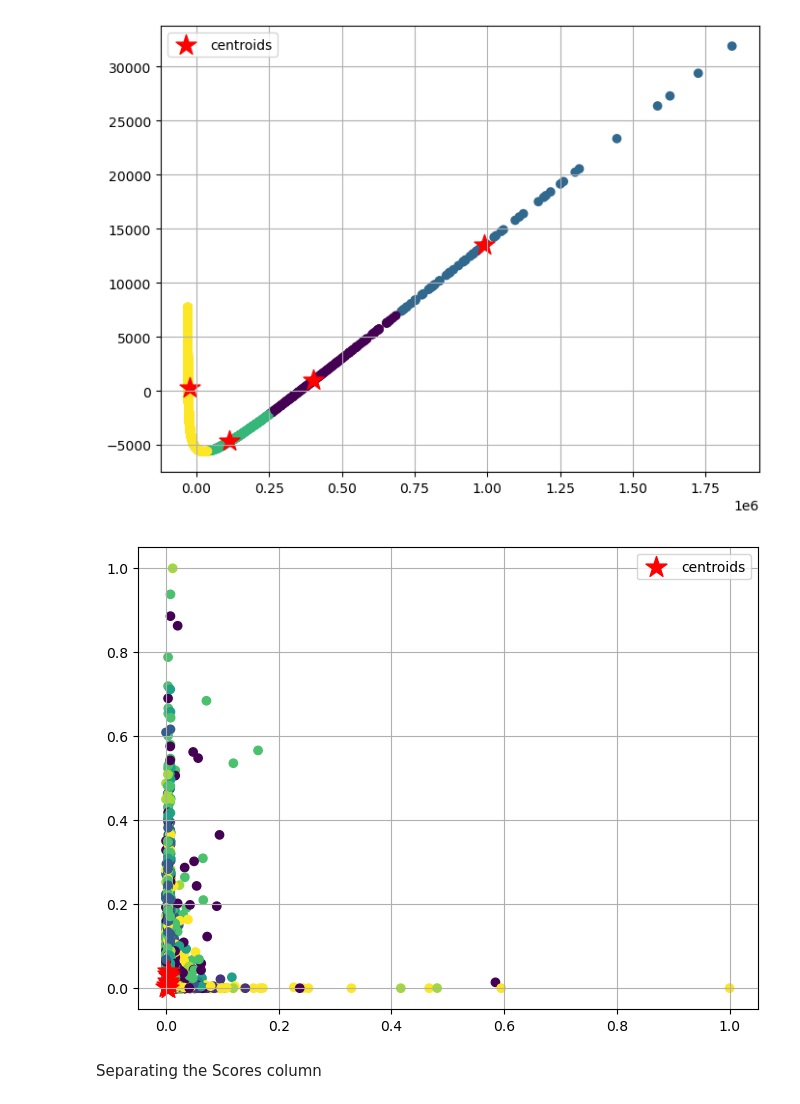
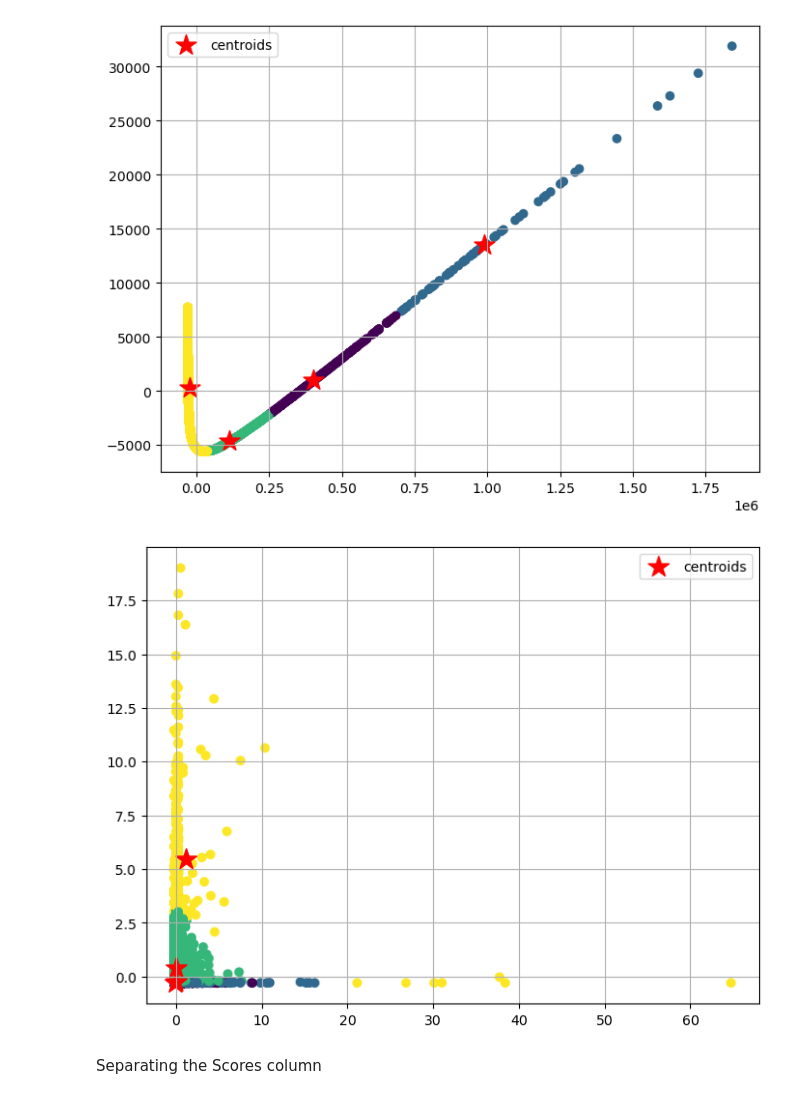
Before and after one commit to Haaris-Syed/AnimeRecommender, a Jupyter notebook: AnimeDataset-Preprocessing.ipynb, the cells around one changed output. Drawn from its saved outputs; the diff is of its cells as text; code cells hidden in the pictures.

```diff
--- a/AnimeDataset-Preprocessing.ipynb
+++ b/AnimeDataset-Preprocessing.ipynb
@@ -140,8 +141,8 @@ anime_df.head()
 # %% [markdown]
 Feature Selection for clustering
 # %%
-selected_features = ['episodes', 'members', 'popularity', 'score'] + genre_encoding_df.columns.tolist()
-# selected_features = ['episodes', 'members', 'popularity', 'score']
+# selected_features = ['episodes', 'members', 'popularity', 'score'] + genre_encoding_df.columns.tolist()
+selected_features = ['episodes', 'members', 'popularity', 'score']
 
 print(selected_features)
 # %% [output]
@@ -149,12 +150,14 @@ print(selected_features)
 # %% [markdown]
 Scaling -> Scale the selected features so that they have similar ranges. Here, we will use MinMaxScaler to scale the values between 0 and 1.
 # %%
-scaler = MinMaxScaler()
-scaled_anime = scaler.fit_transform(anime_df[selected_features])
+# scaler = MinMaxScaler()
+# scaled_anime = scaler.fit_transform(anime_df[selected_features])
+ss = StandardScaler()
+scaled_anime = ss.fit_transform(anime_df[selected_features])
 
-# scaled_anime_pd = pd.DataFrame(scaled_anime)
-# scaled_anime_pd = pd.concat([scaled_anime_pd, genre_encoding_df], axis=1)
-# scaled_anime_pd.head()
-print(scaled_anime)
+scaled_anime_pd = pd.DataFrame(scaled_anime)
+scaled_anime_pd = pd.concat([scaled_anime_pd, genre_encoding_df], axis=1)
+scaled_anime_pd.head()
+# print(scaled_anime)
 # %% [output]
 |  | 0 | 1 | 2 | 3 | Action | Adventure | Cars | Comedy | Dementia | Demons | ... | ... |
@@ -395,9 +371,9 @@ cluster_plot(pca_pd, 4)
 # %%
 before_pca = pd.DataFrame(scaled_anime)
 # before_pca.head()
-cluster_plot(before_pca, 8)
+cluster_plot(before_pca, 4)
 # %% [output]
-[figure, old version]
+[figure, new version]
 # %%
 # separate genres into separate columns, with a maximum of 5 different genres to limit the dimensions of the dataframe
 genres = merged_anime_reviews_df['genre'].str.split(",", expand=True)
```
Also changed, not shown: parts of 15 cells of this notebook.
